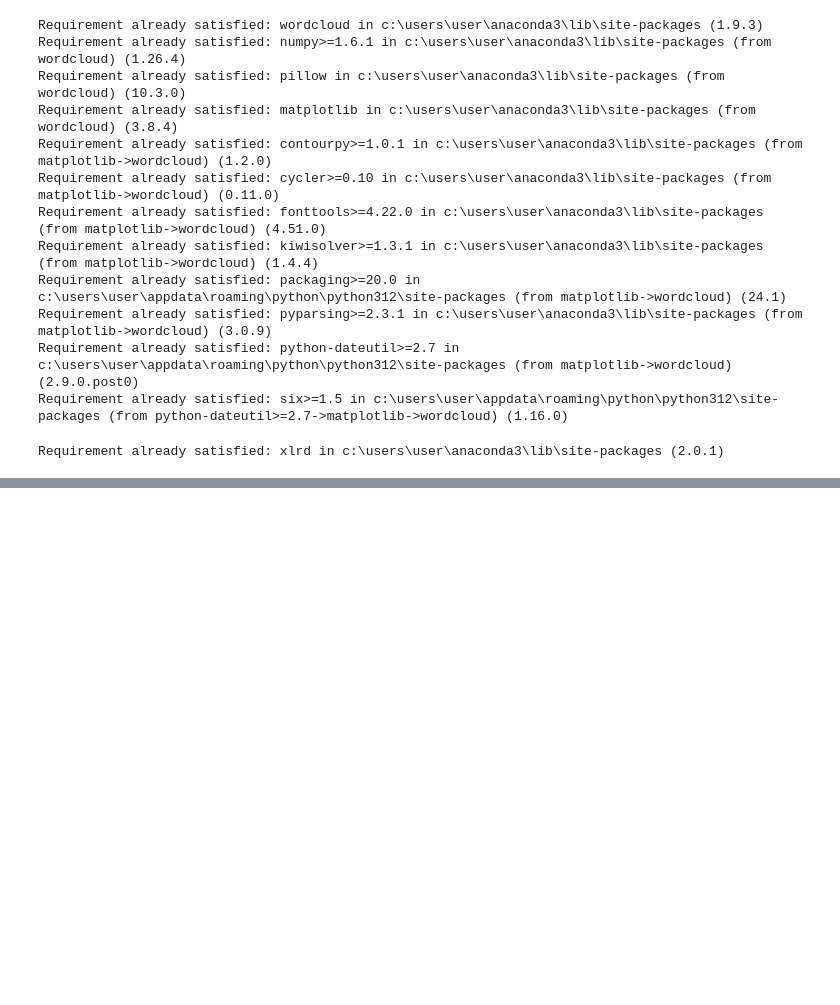
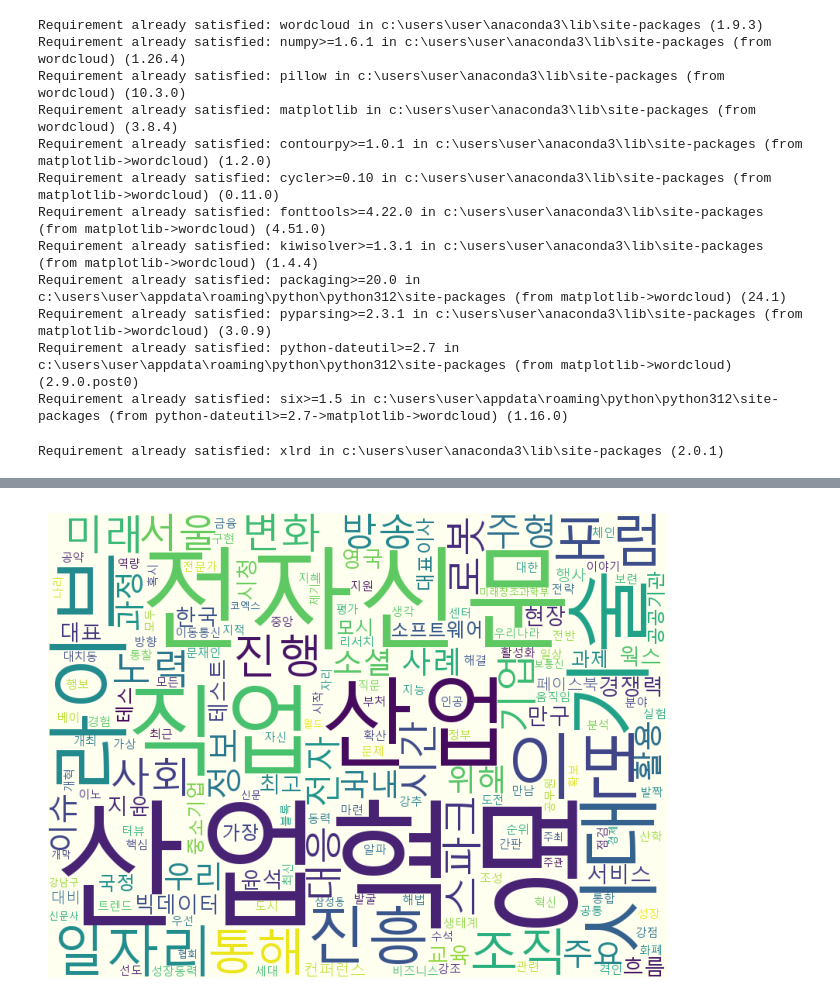
Before and after one commit to donghajang213/DataAnalyst, a Jupyter notebook: 영어단어분석.ipynb, the cells around one changed output, grey strips where cells are left out. Cells and saved outputs as stored; diff of their text form; code cells hidden in the pictures; blank space fills up the shorter version.

```diff
--- a/영어단어분석.ipynb
+++ b/영어단어분석.ipynb
@@ -254,0 +227,4 @@ plt.show()
+# %%
+font_path = "C:/Windows/fonts/malgun.ttf"
+font_name = font_manager.FontProperties(fname = font_path).get_name()
+matplotlib.rc('font', family = font_name)
@@ -254,0 +243,9 @@ plt.show()
+# %%
+wc = WordCloud(font_path, background_color = 'ivory', width = 800, height = 600)
+cloud = wc.generate_from_frequencies(word_count)
+plt.figure(figsize = (8, 8))
+plt.imshow(cloud)
+plt.axis('off')
+plt.show()
+# %% [output]
+[figure, added]
```
Also changed, not shown: parts of 26 cells of this notebook, 1 other file.
